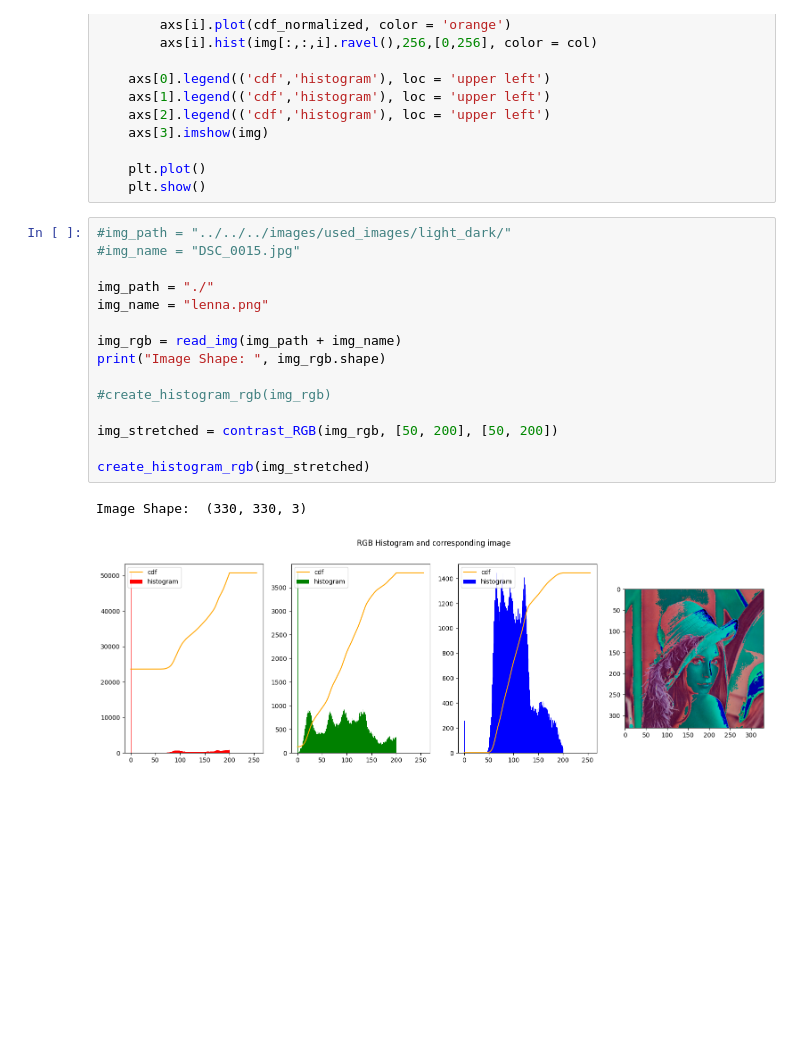
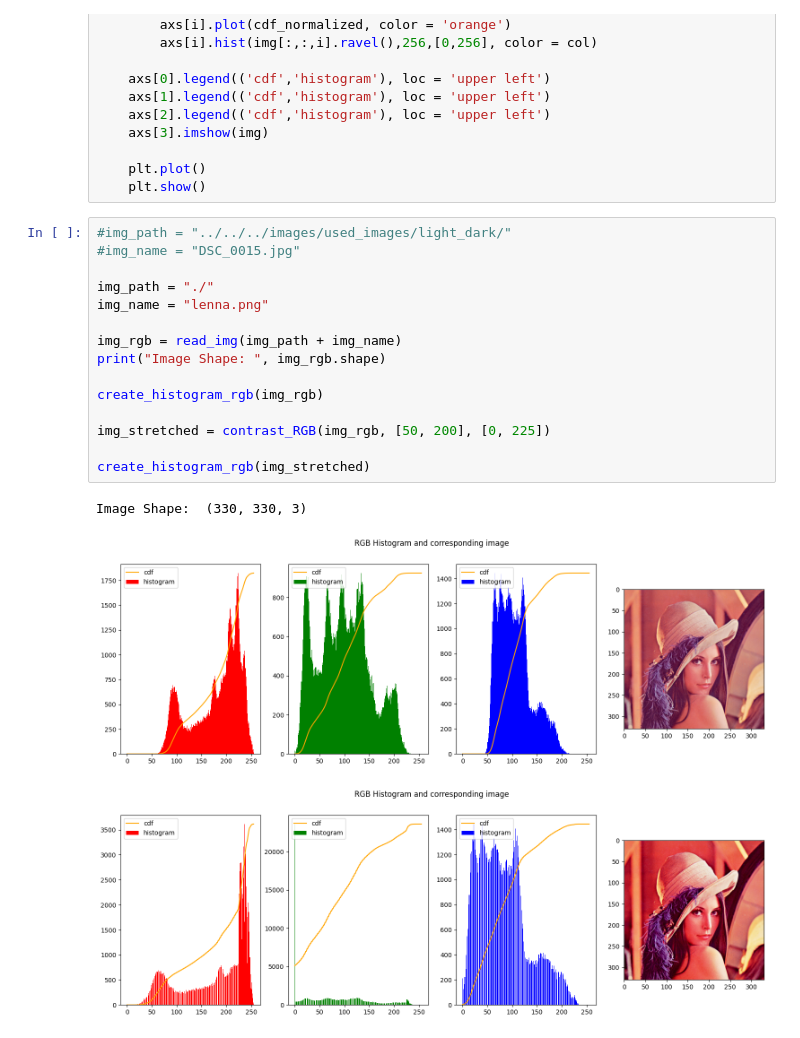
Before and after one commit to master-mbzuai/CV701, a Jupyter notebook: 01/code/tasks/2.2/contrast.ipynb, the cells around one changed output. Drawn from its saved outputs; the diff is of its cells as text; blank space fills up the shorter version.

```diff
--- a/01/code/tasks/2.2/contrast.ipynb
+++ b/01/code/tasks/2.2/contrast.ipynb
@@ -96,18 +96,19 @@ def create_histogram_rgb(img=None):
 # %%
 #img_path = "../../../images/used_images/light_dark/"
 #img_name = "DSC_0015.jpg"
 
 img_path = "./"
 img_name = "lenna.png"
 
 img_rgb = read_img(img_path + img_name)
 print("Image Shape: ", img_rgb.shape)
 
-#create_histogram_rgb(img_rgb)
+create_histogram_rgb(img_rgb)
 
-img_stretched = contrast_RGB(img_rgb, [50, 200], [50, 200])
+img_stretched = contrast_RGB(img_rgb, [50, 200], [0, 225])
 
 create_histogram_rgb(img_stretched)
 # %% [output]
 Image Shape:  (330, 330, 3)
-[figure, old version]
+[figure, new version]
+[figure, added]
```
